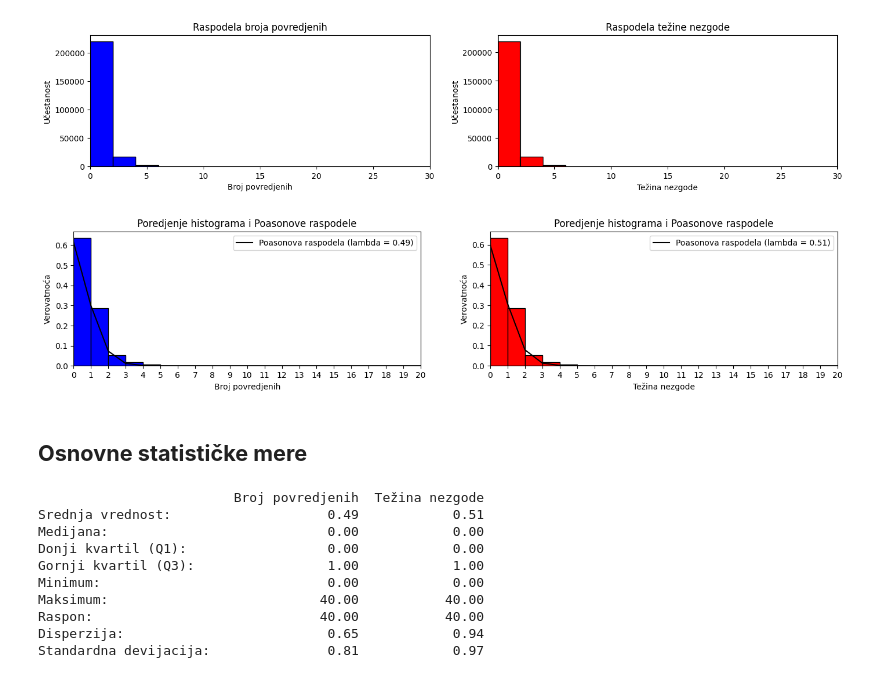
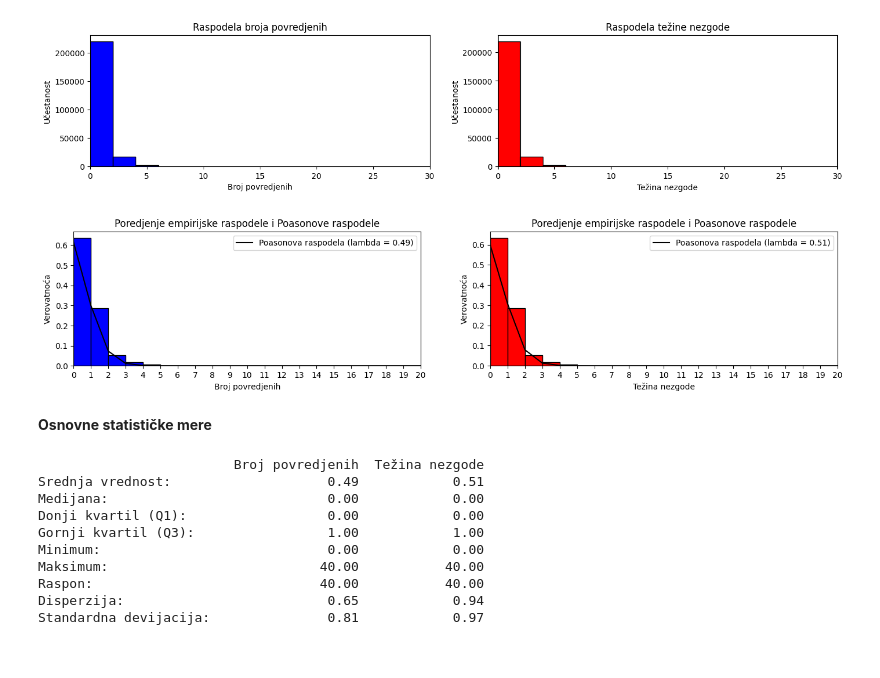
Before and after one commit to djordjeviiccmilos/Data_Analisys, a Jupyter notebook: MilosDjordjevic137RN.ipynb, the cells around one changed output. Cells and saved outputs as stored; diff of their text form; code cells hidden in the pictures.

```diff
--- a/MilosDjordjevic137RN.ipynb
+++ b/MilosDjordjevic137RN.ipynb
@@ -167,9 +163,6 @@ plt.show()
 # %% [output]
 [figure]
 # %%
-import numpy as np
-from scipy.stats import poisson
-
 persons_injured = dataset["Persons Injured"]
 accident_severity = dataset["Accident Severity"]
 
@@ -179,39 +172,38 @@ lambda_accident_severity = accident_severity.mean()
 
 x_persons_injured = np.arange(0, persons_injured.max() + 1)
 x_accident_severity = np.arange(0, accident_severity.max() + 1)
 
 poisson_persons_injured = poisson.pmf(x_persons_injured, mu = lambda_persons_injured)
 poisson_accident_severity = poisson.pmf(x_accident_severity, mu = lambda_accident_severity)
 
 
 plt.figure(figsize=(17, 3))
 
 plt.subplot(1, 2, 1)
 plt.hist(persons_injured, bins= range(0, int(persons_injured.max()) + 2), density = True, color = "blue", edgecolor = "black")
 plt.plot(x_persons_injured, poisson_persons_injured, label=f"Poasonova raspodela (lambda = {lambda_persons_injured:.2f})", color = "black")
 plt.xlabel("Broj povredjenih")
 plt.xlim(0, 20)
 plt.xticks(np.arange(0, 21, 1))
 plt.ylabel("Verovatnoća")
-plt.title("Poredjenje histograma i Poasonove raspodele")
+plt.title("Poredjenje empirijske raspodele i Poasonove raspodele")
 plt.legend()
 
 plt.subplot(1, 2, 2)
 plt.hist(accident_severity, bins= 40, density = True, color = "red", edgecolor = "black")
 plt.plot(x_accident_severity, poisson_accident_severity, label=f"Poasonova raspodela (lambda = {lambda_accident_severity:.2f})", color = "black")
 plt.xlabel("Težina nezgode")
 plt.xlim(0, 20)
 plt.xticks(np.arange(0, 21, 1))
 plt.ylabel("Verovatnoća")
-plt.title("Poredjenje histograma i Poasonove raspodele")
+plt.title("Poredjenje empirijske raspodele i Poasonove raspodele")
 plt.legend()
 
 plt.show()
 # %% [output]
-[figure, old version]
+[figure, new version]
 # %% [markdown]
 **Osnovne statističke mere**
----
 # %%
 def stats(data):
   stats = {
```
Also changed, not shown: parts of 46 cells of this notebook.
